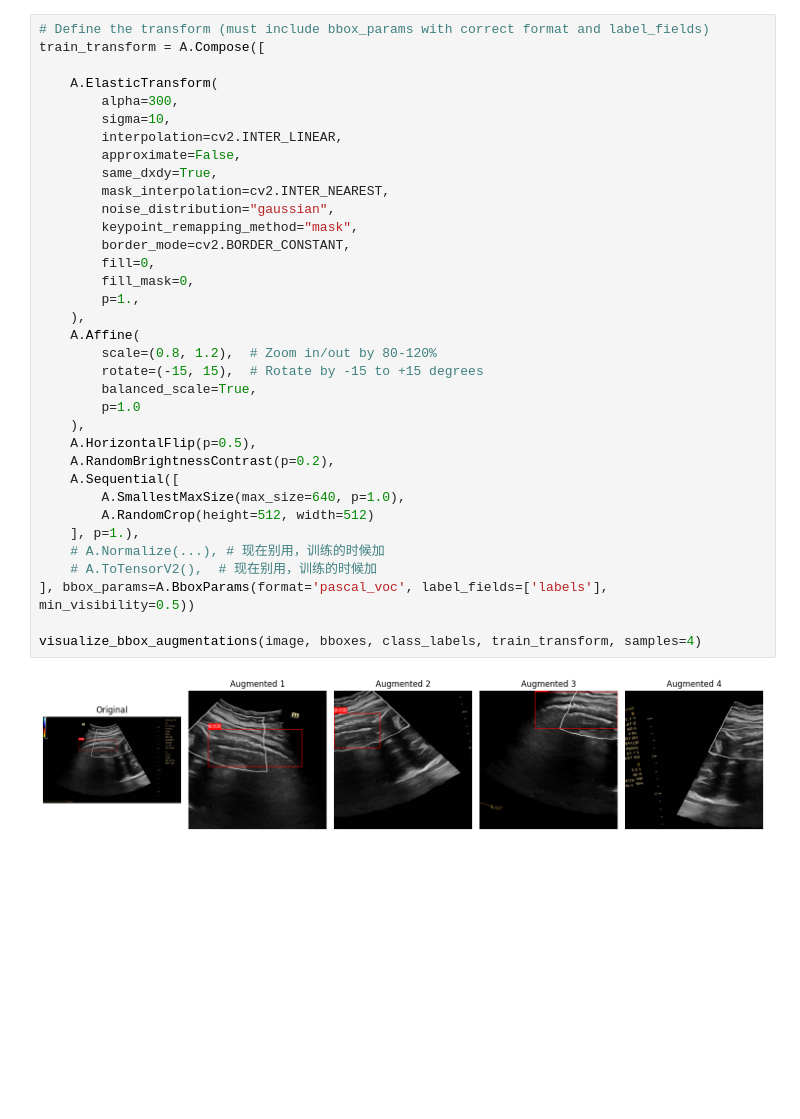
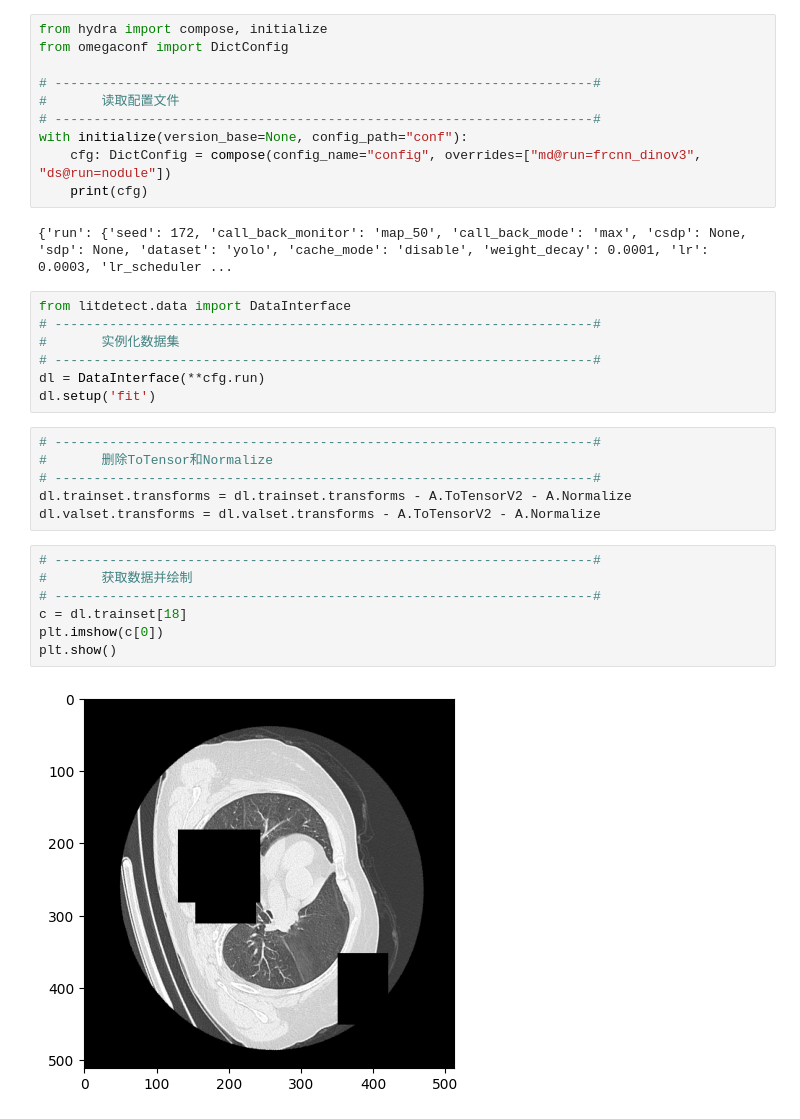
Before and after one commit to AbaK1r/LitDetect, a Jupyter notebook: 数据集可视化.ipynb, the cells around one changed output. Drawn from its saved outputs; the diff is of its cells as text; blank space fills up the shorter version.

```diff
--- a/数据集可视化.ipynb
+++ b/数据集可视化.ipynb
@@ -149,37 +87,34 @@ plt.show()
-# %%
-# Define the transform (must include bbox_params with correct format and label_fields)
-train_transform = A.Compose([
-
-    A.ElasticTransform(
-        alpha=300,
-        sigma=10,
-        interpolation=cv2.INTER_LINEAR,
-        approximate=False,
-        same_dxdy=True,
-        mask_interpolation=cv2.INTER_NEAREST,
-        noise_distribution="gaussian",
-        keypoint_remapping_method="mask",
-        border_mode=cv2.BORDER_CONSTANT,
-        fill=0,
-        fill_mask=0,
-        p=1.,
-    ),
-    A.Affine(
-        scale=(0.8, 1.2),  # Zoom in/out by 80-120%
-        rotate=(-15, 15),  # Rotate by -15 to +15 degrees
-        balanced_scale=True,
-        p=1.0
-    ),
-    A.HorizontalFlip(p=0.5),
-    A.RandomBrightnessContrast(p=0.2),
-    A.Sequential([
-        A.SmallestMaxSize(max_size=640, p=1.0),
-        A.RandomCrop(height=512, width=512)
-    ], p=1.),
-    # A.Normalize(...), # 现在别用，训练的时候加
-    # A.ToTensorV2(),  # 现在别用，训练的时候加
-], bbox_params=A.BboxParams(format='pascal_voc', label_fields=['labels'], min_visibility=0.5))
-
-visualize_bbox_augmentations(image, bboxes, class_labels, train_transform, samples=4)
-# %% [output]
-[figure, removed]
+# %%
+from hydra import compose, initialize
+from omegaconf import DictConfig
+
+# ---------------------------------------------------------------------#
+#       读取配置文件
+# ---------------------------------------------------------------------#
+with initialize(version_base=None, config_path="conf"):
+    cfg: DictConfig = compose(config_name="config", overrides=["md@run=frcnn_dinov3", "ds@run=nodule"])
+    print(cfg)
+# %% [output]
+{'run': {'seed': 172, 'call_back_monitor': 'map_50', 'call_back_mode': 'max', 'csdp': None, 'sdp': None, 'dataset': 'yolo', 'cache_mode': 'disable', 'weight_decay': 0.0001, 'lr': 0.0003, 'lr_scheduler ...
+# %%
+from litdetect.data import DataInterface
+# ---------------------------------------------------------------------#
+#       实例化数据集
+# ---------------------------------------------------------------------#
+dl = DataInterface(**cfg.run)
+dl.setup('fit')
+# %%
+# ---------------------------------------------------------------------#
+#       删除ToTensor和Normalize
+# ---------------------------------------------------------------------#
+dl.trainset.transforms = dl.trainset.transforms - A.ToTensorV2 - A.Normalize
+dl.valset.transforms = dl.valset.transforms - A.ToTensorV2 - A.Normalize
+# %%
+# ---------------------------------------------------------------------#
+#       获取数据并绘制
+# ---------------------------------------------------------------------#
+c = dl.trainset[18]
+plt.imshow(c[0])
+plt.show()
+# %% [output]
+[figure, added]
```
Also changed, not shown: parts of 7 cells of this notebook, 8 other files.
